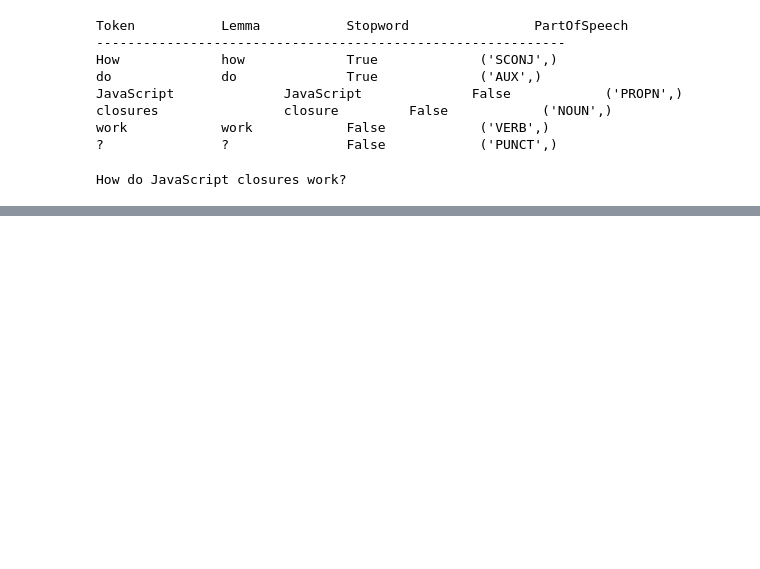
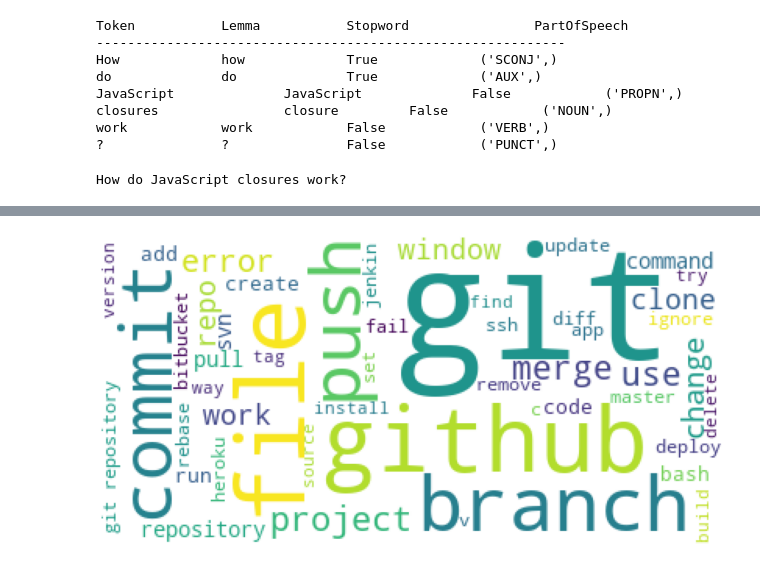
Before and after one commit to DomWch/OpenClassRooms-NLP-P5, a Jupyter notebook: p5-nlp-explo-cleaning.ipynb, the cells around one changed output, grey strips where cells are left out. Saved outputs shown, nothing was run; the diff lists cells and outputs as text; code cells hidden in the pictures; blank space fills up the shorter version.

```diff
--- a/p5-nlp-explo-cleaning.ipynb
+++ b/p5-nlp-explo-cleaning.ipynb
@@ -659,0 +414,4 @@ import time
+# %%
+words_cloud(df_clean.loc[tag_is_in(df_clean, "git"), "Token_lemma"])
+# %% [output]
+[figure, added]
```
Also changed, not shown: parts of 56 cells of this notebook.
